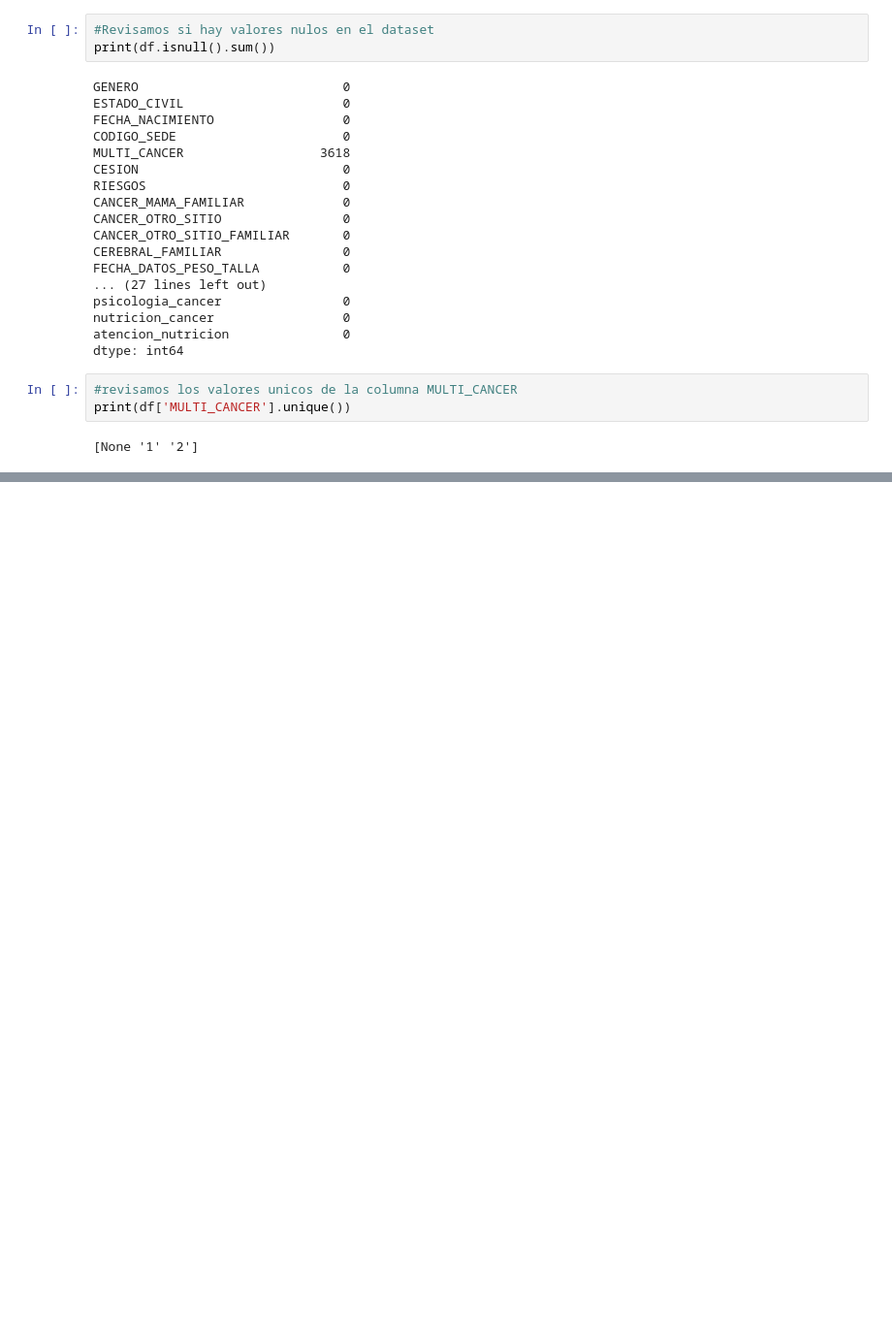
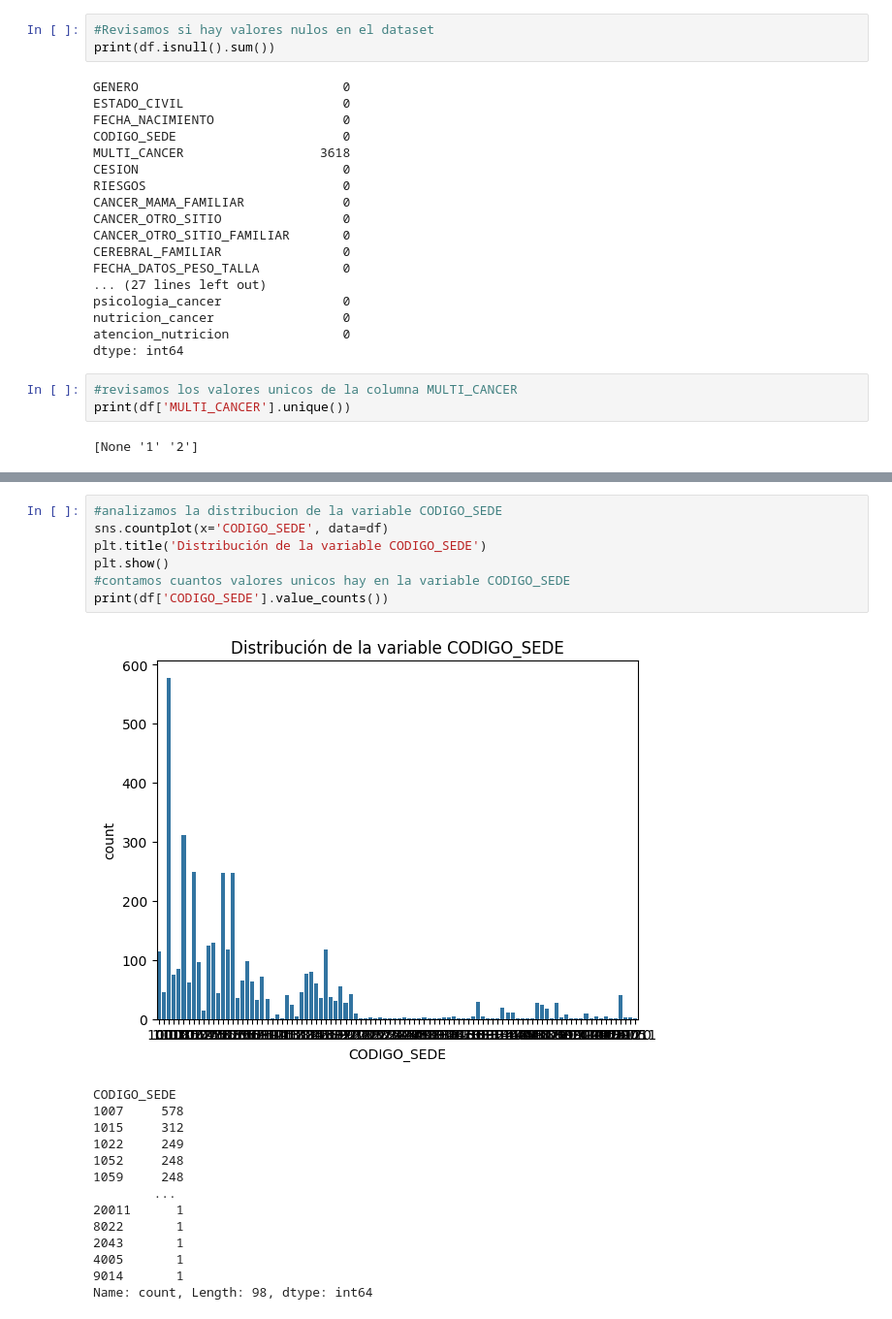
Before and after one commit to rchicangana/AprendizajeAutomaticoII, a Jupyter notebook: Notebooks/NoteBookOncoPredict.ipynb, the cells around one changed output, grey strips where cells are left out. Shown at 97% size. Drawn from its saved outputs; the diff is of its cells as text; blank space fills up the shorter version.

```diff
--- a/Notebooks/NoteBookOncoPredict.ipynb
+++ b/Notebooks/NoteBookOncoPredict.ipynb
@@ -92,0 +159,22 @@ print(df['MULTI_CANCER'].unique())
+# %%
+#analizamos la distribucion de la variable CODIGO_SEDE
+sns.countplot(x='CODIGO_SEDE', data=df)
+plt.title('Distribución de la variable CODIGO_SEDE')
+plt.show()
+#contamos cuantos valores unicos hay en la variable CODIGO_SEDE
+print(df['CODIGO_SEDE'].value_counts())
+# %% [output]
+[figure, added]
+CODIGO_SEDE
+1007     578
+1015     312
+1022     249
+1052     248
+1059     248
+        ...
+20011      1
+8022       1
+2043       1
+4005       1
+9014       1
+Name: count, Length: 98, dtype: int64
```
Also changed, not shown: parts of 38 cells of this notebook.
